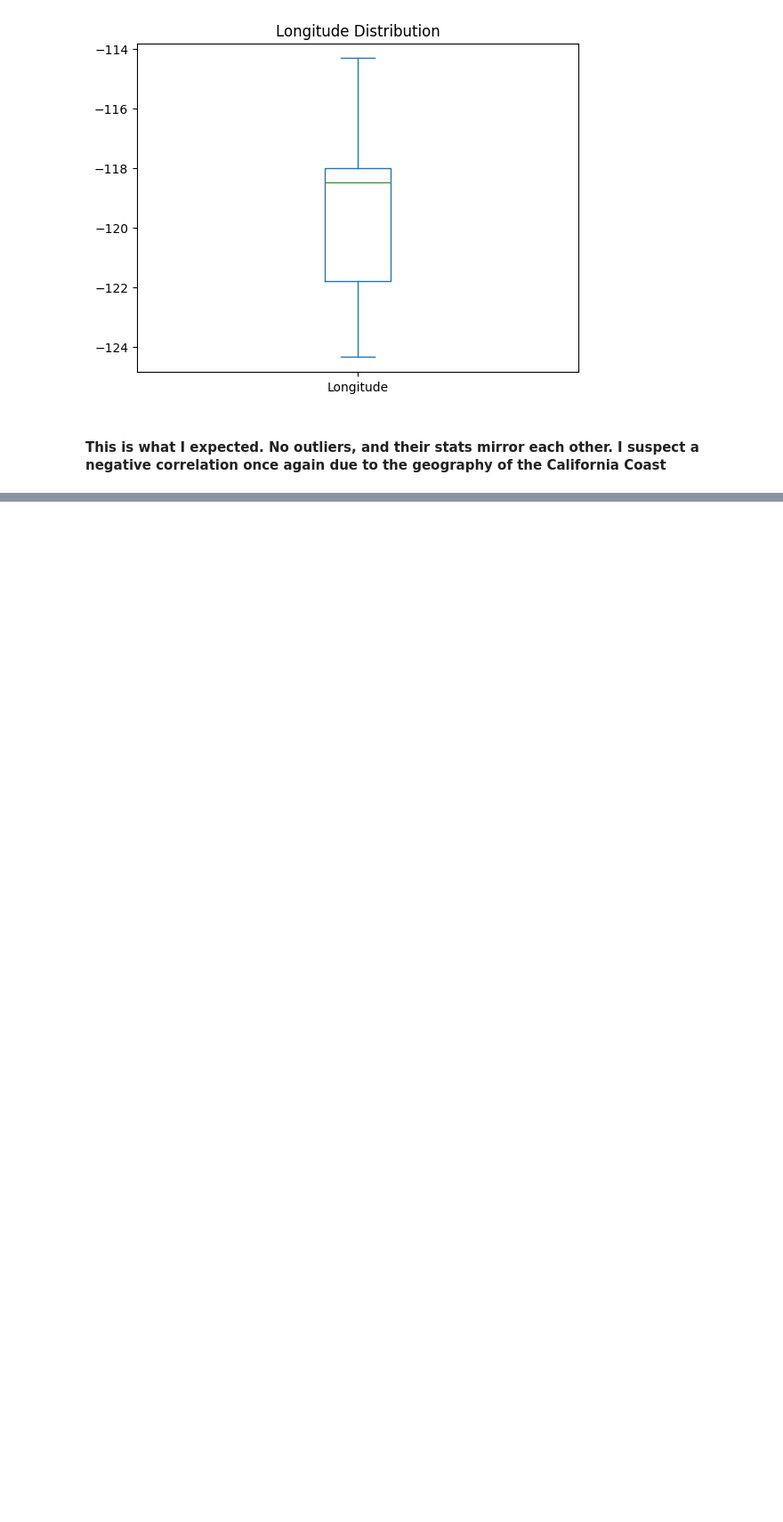
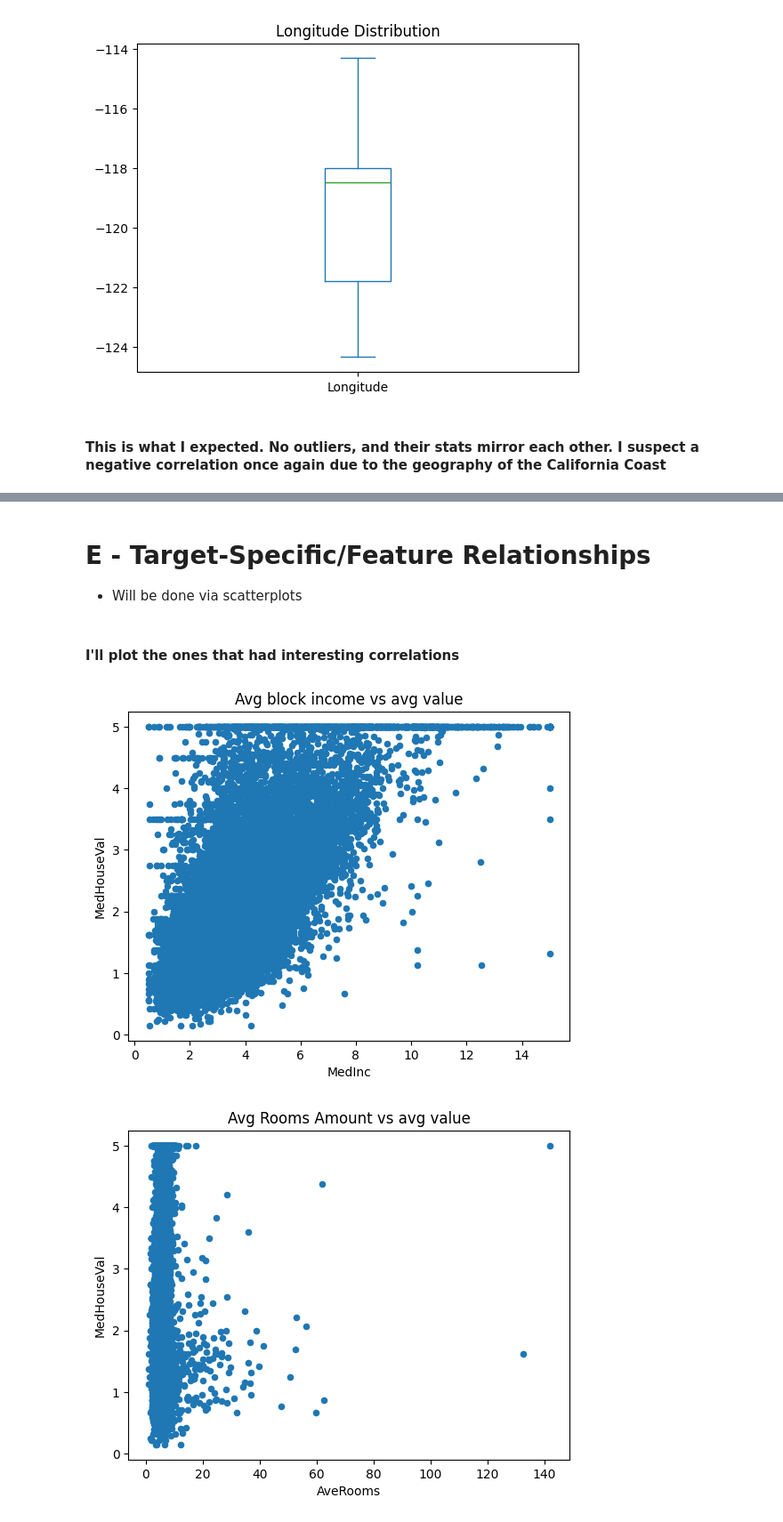
Before and after one commit to Kaydonius/ml-housing-price-pipeline, a Jupyter notebook: notebooks/01_eda.ipynb, the cells around one changed output, grey strips where cells are left out. Shown at 89% size. Drawn from its saved outputs; the diff is of its cells as text; code cells hidden in the pictures; blank space fills up the shorter version.

Commit message:
EDA done. First version

```diff
--- a/notebooks/01_eda.ipynb
+++ b/notebooks/01_eda.ipynb
@@ -244,0 +273,15 @@ plt.show()
+# %% [markdown]
+# E - Target-Specific/Feature Relationships
+- Will be done via scatterplots
+# %% [markdown]
+#### I'll plot the ones that had interesting correlations
+# %%
+df.plot(kind='scatter', x = 'MedInc', y = 'MedHouseVal', title="Avg block income vs avg value")
+df.plot(kind='scatter', x = 'AveRooms', y = 'MedHouseVal', title="Avg Rooms Amount vs avg value")
+df.plot(kind='scatter', x = 'HouseAge', y = 'MedHouseVal', title="House Age vs avg value")
+df.plot(kind='scatter', x = 'AveRooms', y = 'AveBedrms', title="Rooms vs Bedrooms")
+df.plot(kind='scatter', x = 'Longitude', y = 'Latitude', title="Longitude Latitude")
+plt.show()
+# %% [output]
+[figure, added]
+[figure, added]
```
Also changed, not shown: parts of 11 cells of this notebook.
